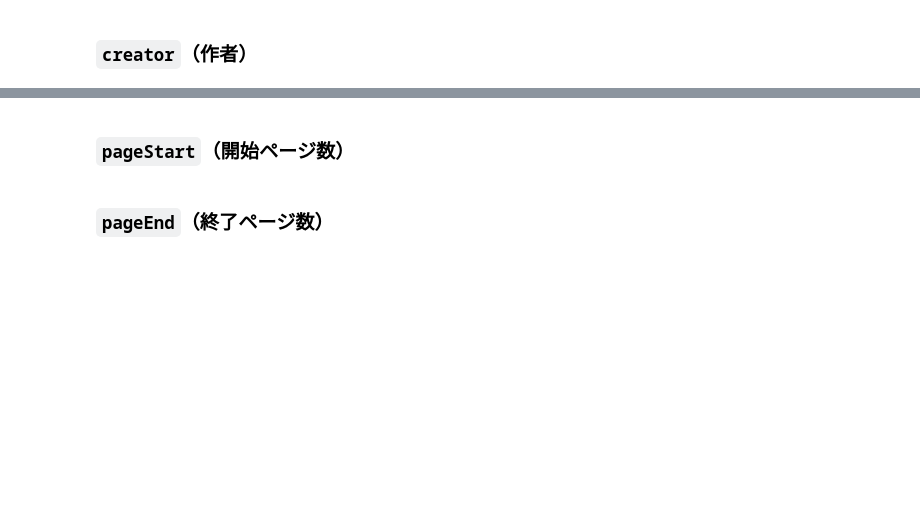
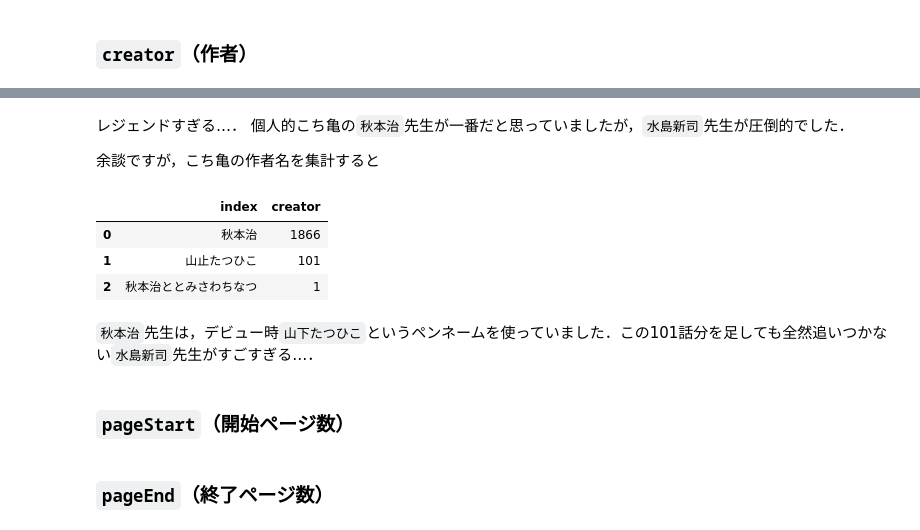
Before and after one commit to kakeami/viz-madb, a Jupyter notebook: _sources/eda/eda.ipynb, the cells around one changed output, grey strips where cells are left out. Drawn from its saved outputs; the diff is of its cells as text; code cells hidden in the pictures; blank space fills up the shorter version.

```diff
--- a/_sources/eda/eda.ipynb
+++ b/_sources/eda/eda.ipynb
@@ -237,3 +306,17 @@ df_tmp.groupby('mcname')['counts'].describe()
+# %% [markdown]
+レジェンドすぎる…．
+個人的こち亀の`秋本治`先生が一番だと思っていましたが，`水島新司`先生が圧倒的でした．
+
+余談ですが，こち亀の作者名を集計すると
+# %%
+df[df['cname']=='こちら葛飾区亀有公園前派出所']['creator'].value_counts().reset_index()
+# %% [output]
+|  | index | creator |
+| 0 | 秋本治 | 1866 |
+| 1 | 山止たつひこ | 101 |
+| 2 | 秋本治ととみさわちなつ | 1 |
+# %% [markdown]
+`秋本治`先生は，デビュー時`山下たつひこ`というペンネームを使っていました．この101話分を足しても全然追いつかない`水島新司`先生がすごすぎる…．
 # %% [markdown]
 ### `pageStart`（開始ページ数）
 # %% [markdown]
```
Also changed, not shown: parts of 15 cells of this notebook, 2 other files.
